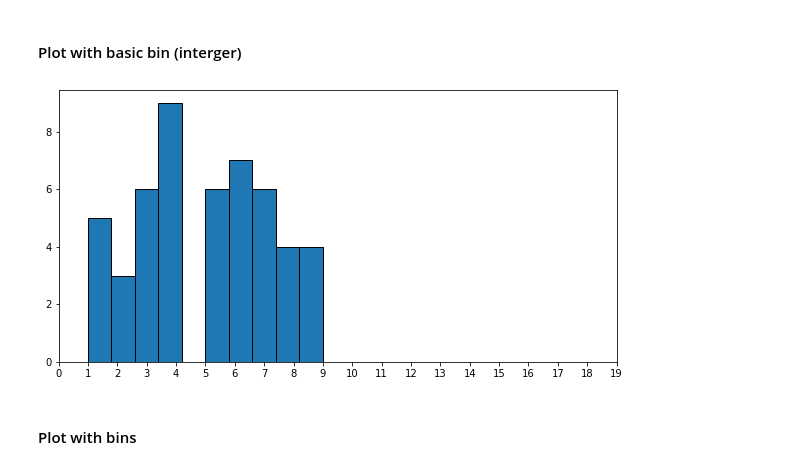
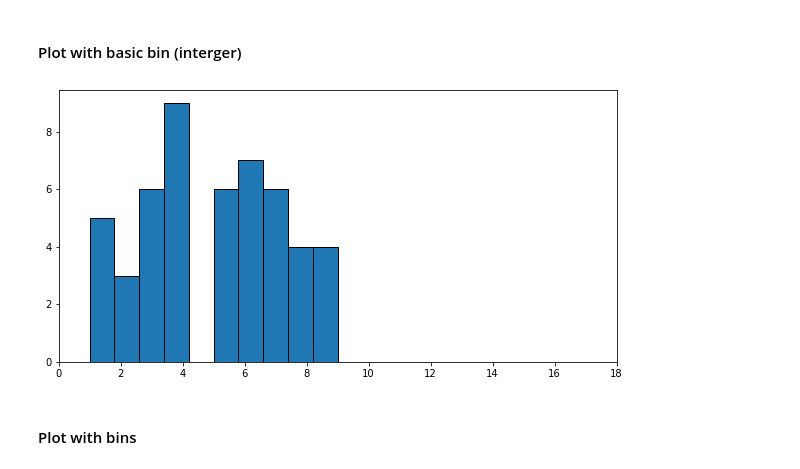
Before and after one commit to dangkhoadl/my-Machine-Learning, a Jupyter notebook: Statistics_ML/MachineLearning/0_Matplotlib.ipynb, the cells around one changed output. Saved outputs shown, nothing was run; the diff lists cells and outputs as text; code cells hidden in the pictures.

```diff
--- a/Statistics_ML/MachineLearning/0_Matplotlib.ipynb
+++ b/Statistics_ML/MachineLearning/0_Matplotlib.ipynb
@@ -116,16 +116,16 @@ Counter({4: 9, 6: 7, 5: 6, 3: 6, 8: 4, 1: 5, 7: 6, 9: 4, 2: 3})
 # %%
 plt.figure(figsize=(10,5))
 
 plt.hist(
     x=a,
     edgecolor='black')
 
 # Choose the number of ticks
-plt.xticks(np.arange(20))
+plt.xticks(np.arange(0,20,2))
 
 plt.show()
 # %% [output]
-[figure, old version]
+[figure, new version]
 # %% [markdown]
 #### Plot with bins
 # %%
```
Also changed, not shown: parts of 3 cells of this notebook, 3 other files.
